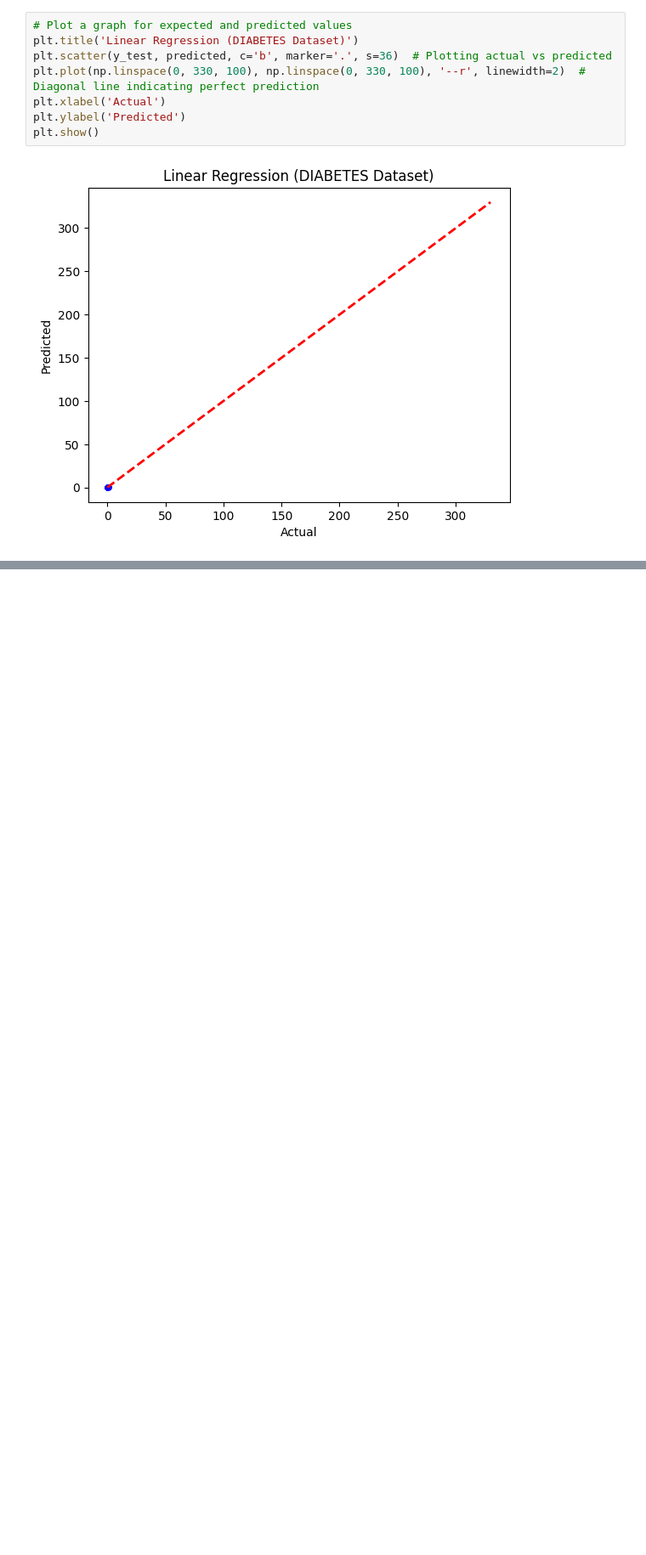
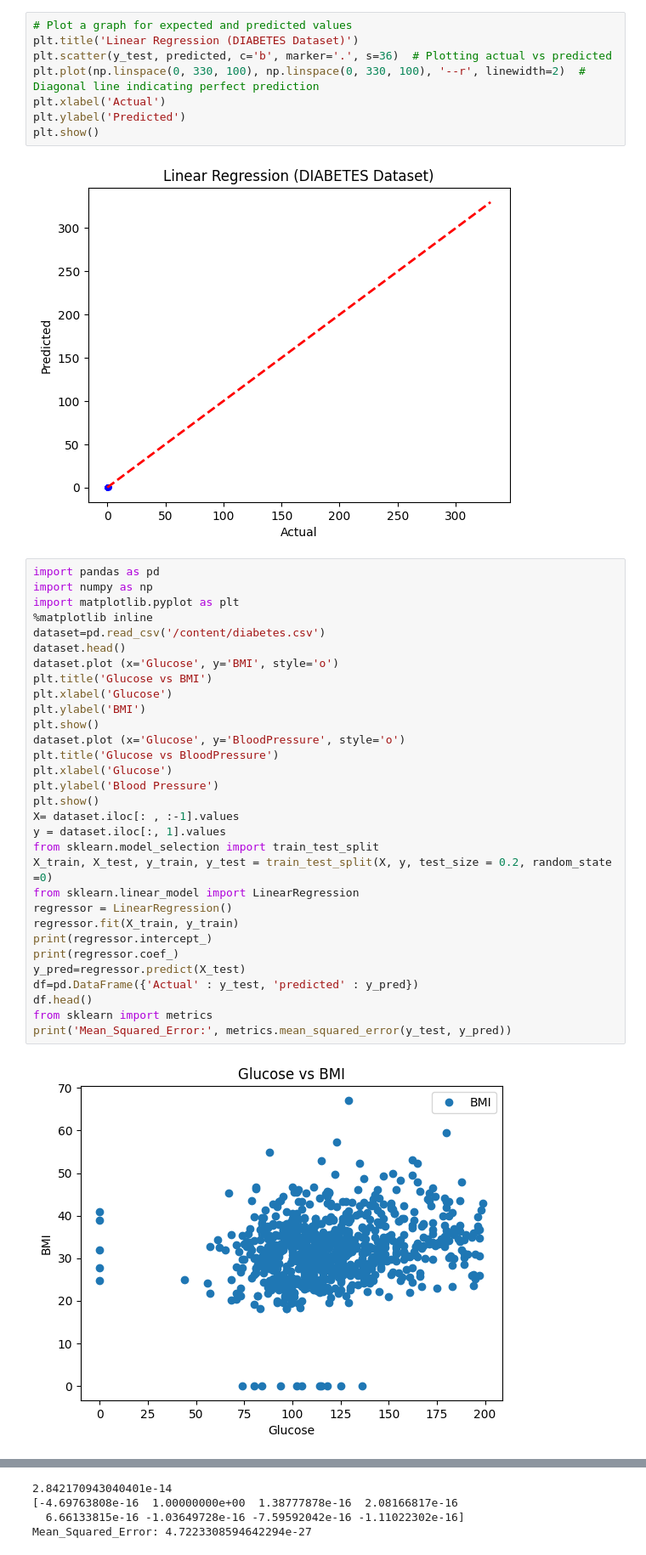
Before and after one commit to khshohelrana/Python, a Jupyter notebook: Linear_Regression.ipynb, the cells around one changed output, grey strips where cells are left out. Shown: that part at 85% size. Drawn from its saved outputs; the diff is of its cells as text; blank space fills up the shorter version.

```diff
--- a/Linear_Regression.ipynb
+++ b/Linear_Regression.ipynb
@@ -182,3 +182,36 @@ plt.ylabel('Predicted')
 plt.show()
 # %% [output]
 [figure]
+# %%
+import pandas as pd
+import numpy as np
+import matplotlib.pyplot as plt
+%matplotlib inline
+dataset=pd.read_csv('/content/diabetes.csv')
+dataset.head()
+dataset.plot (x='Glucose', y='BMI', style='o')
+plt.title('Glucose vs BMI')
+plt.xlabel('Glucose')
+plt.ylabel('BMI')
+plt.show()
+dataset.plot (x='Glucose', y='BloodPressure', style='o')
+plt.title('Glucose vs BloodPressure')
+plt.xlabel('Glucose')
+plt.ylabel('Blood Pressure')
+plt.show()
+X= dataset.iloc[: , :-1].values
+y = dataset.iloc[:, 1].values
+from sklearn.model_selection import train_test_split
+X_train, X_test, y_train, y_test = train_test_split(X, y, test_size = 0.2, random_state =0)
+from sklearn.linear_model import LinearRegression
+regressor = LinearRegression()
+regressor.fit(X_train, y_train)
+print(regressor.intercept_)
+print(regressor.coef_)
+y_pred=regressor.predict(X_test)
+df=pd.DataFrame({'Actual' : y_test, 'predicted' : y_pred})
+df.head()
+from sklearn import metrics
+print('Mean_Squared_Error:', metrics.mean_squared_error(y_test, y_pred))
+# %% [output]
+[figure, added]
@@ -184,0 +219,4 @@ plt.show()
+2.842170943040401e-14
+[-4.69763808e-16  1.00000000e+00  1.38777878e-16  2.08166817e-16
+  6.66133815e-16 -1.03649728e-16 -7.59592042e-16 -1.11022302e-16]
+Mean_Squared_Error: 4.7223308594642294e-27
```
Also changed, not shown: parts of 5 cells of this notebook.
